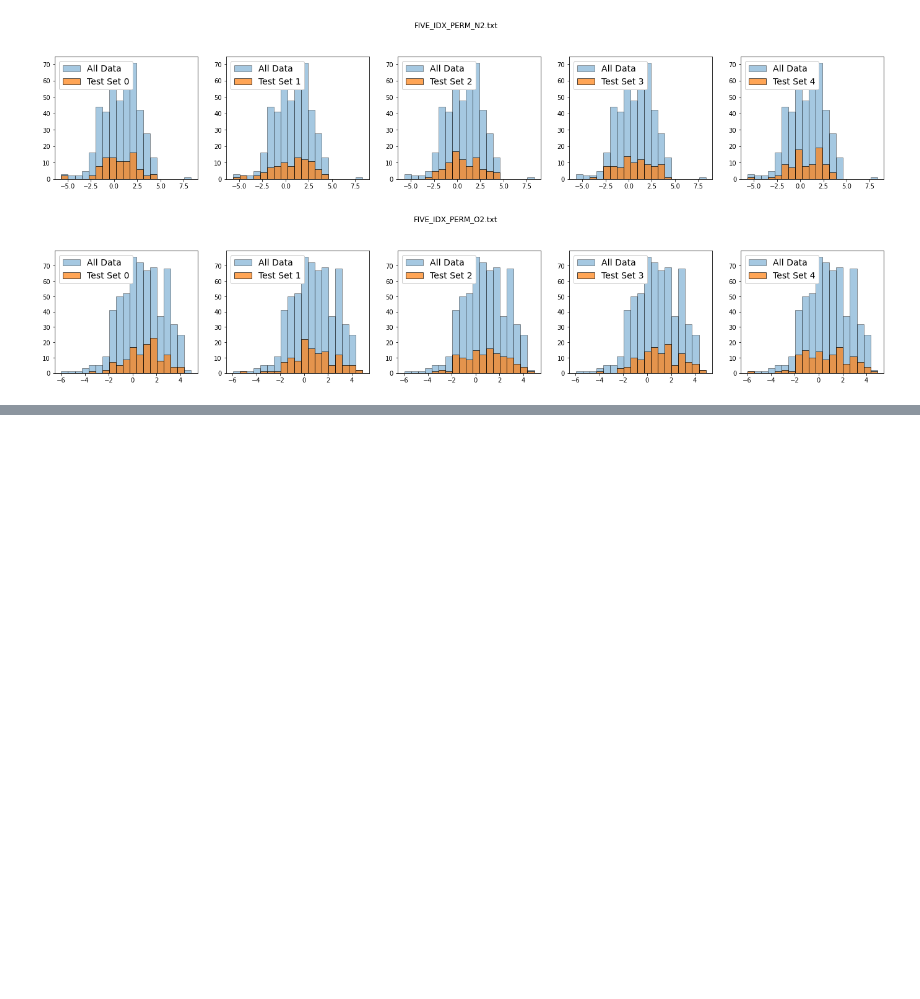
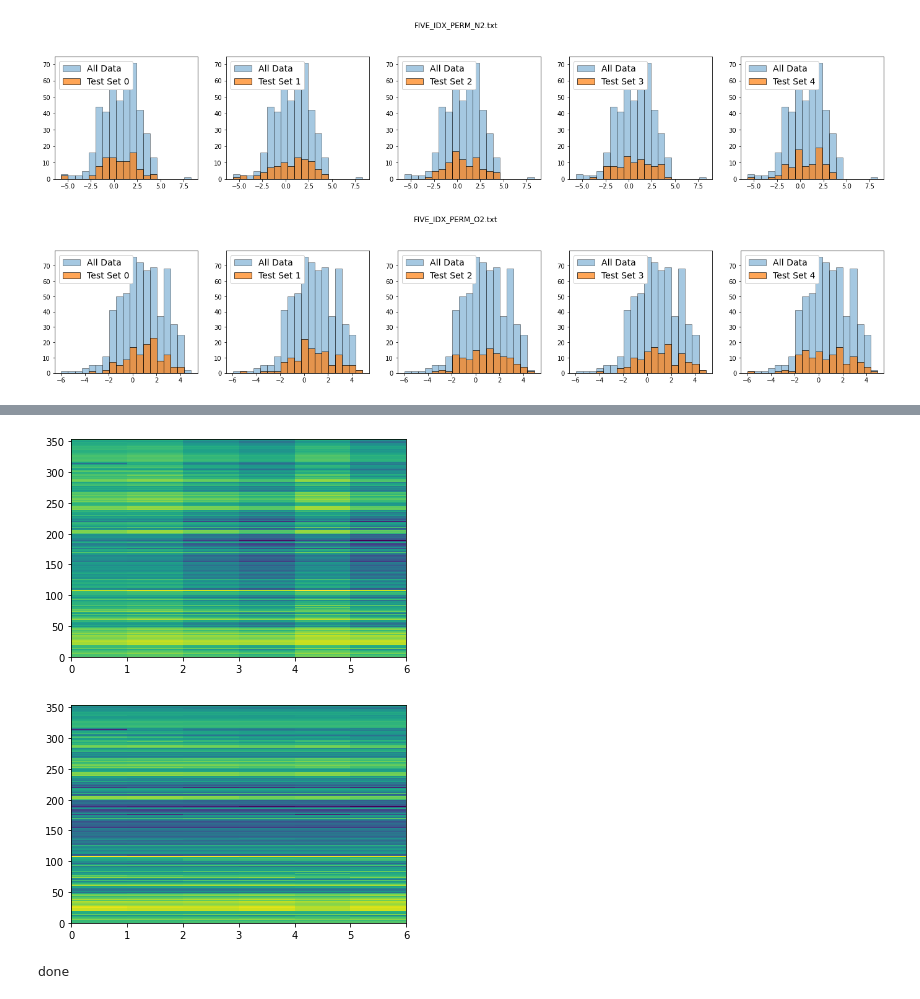
Before and after one commit to songs1/PolyPy, a Jupyter notebook: PolyPy3_load_data.ipynb, the cells around one changed output, grey strips where cells are left out. Saved outputs shown, nothing was run; the diff lists cells and outputs as text; code cells hidden in the pictures; blank space fills up the shorter version.

```diff
--- a/PolyPy3_load_data.ipynb
+++ b/PolyPy3_load_data.ipynb
@@ -501,0 +660,35 @@ if __name__ == "__main__" and '__file__' not in globals():
+# %%
+if __name__ == "__main__" and '__file__' not in globals():
+    plt.pcolormesh(bayes_logperm_y)
+    plt.figure()
+    plt.pcolormesh(bayes_logperm_y_zScore)
+# %% [output]
+[figure, added]
+[figure, added]
+# %%
+if False: #__name__ == "__main__" and '__file__' not in globals():
+    with open('bayes_logperm_chemprop.csv', 'w') as g:
+        g.write('Chemprop_extended_string_representation,y0,y1,y2,y3,y4,y5\n')
+
+        with open('permeability_Bayesian.txt') as f:
+
+            for entry in f.read().split('\n')[1:-1]:
+
+                sm,y0,y1,y2,y3,y4,y5 = entry.split(',')
+                string = Chem.MolToSmiles(Chem.MolFromSmiles(sm))
+                nas = string.count('*')
+                string = string.replace('*','[*]')
+                string.replace('-','')
+                for i in range(1,nas+1):
+                    string = string.replace('[*]',f'[*:{i}]',1)
+                frac = round(1/nas, 5)
+                string += '|1|'
+                for i in range(1,nas+1):
+                    for j in range(i,nas+1):
+                        string += f'<{i}-{j}:{frac}:{frac}'
+
+                g.write(f'{string},{y0},{y1},{y2},{y3},{y4},{y5}\n')
+
+    print('done')
+# %% [output]
+done
```
Also changed, not shown: parts of 7 cells of this notebook.
